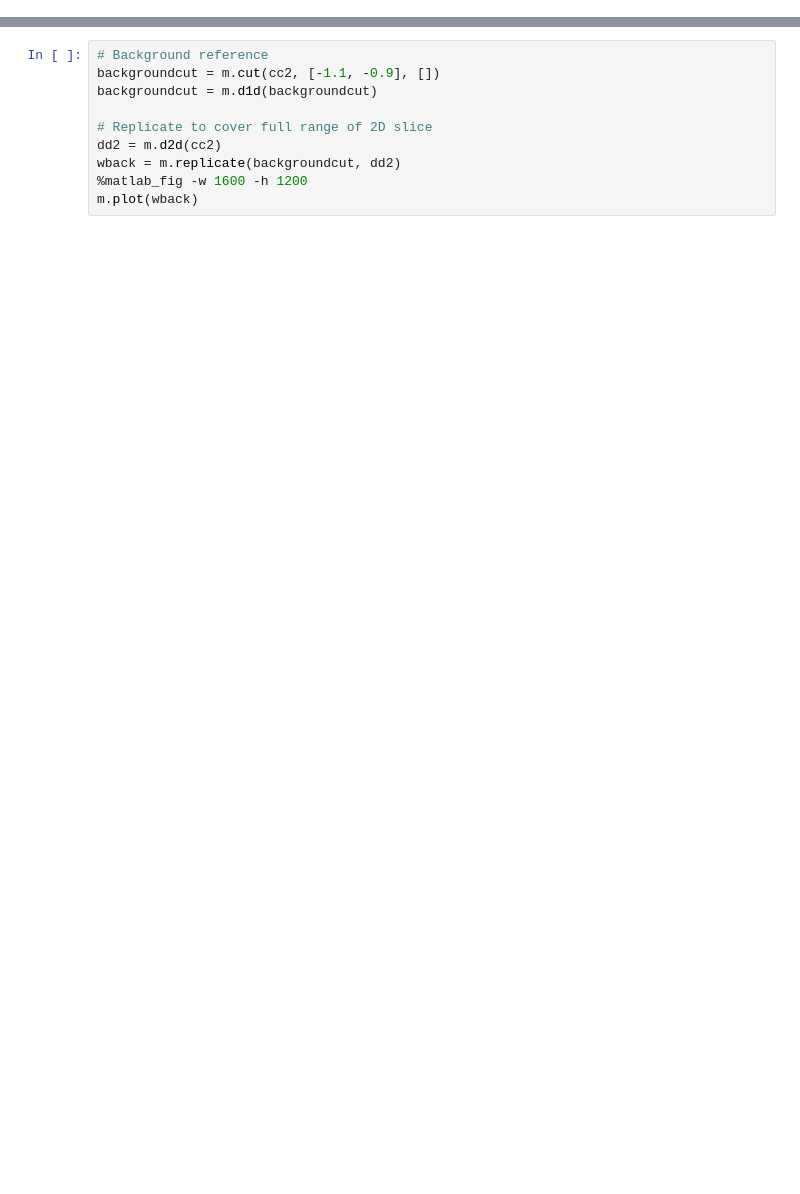
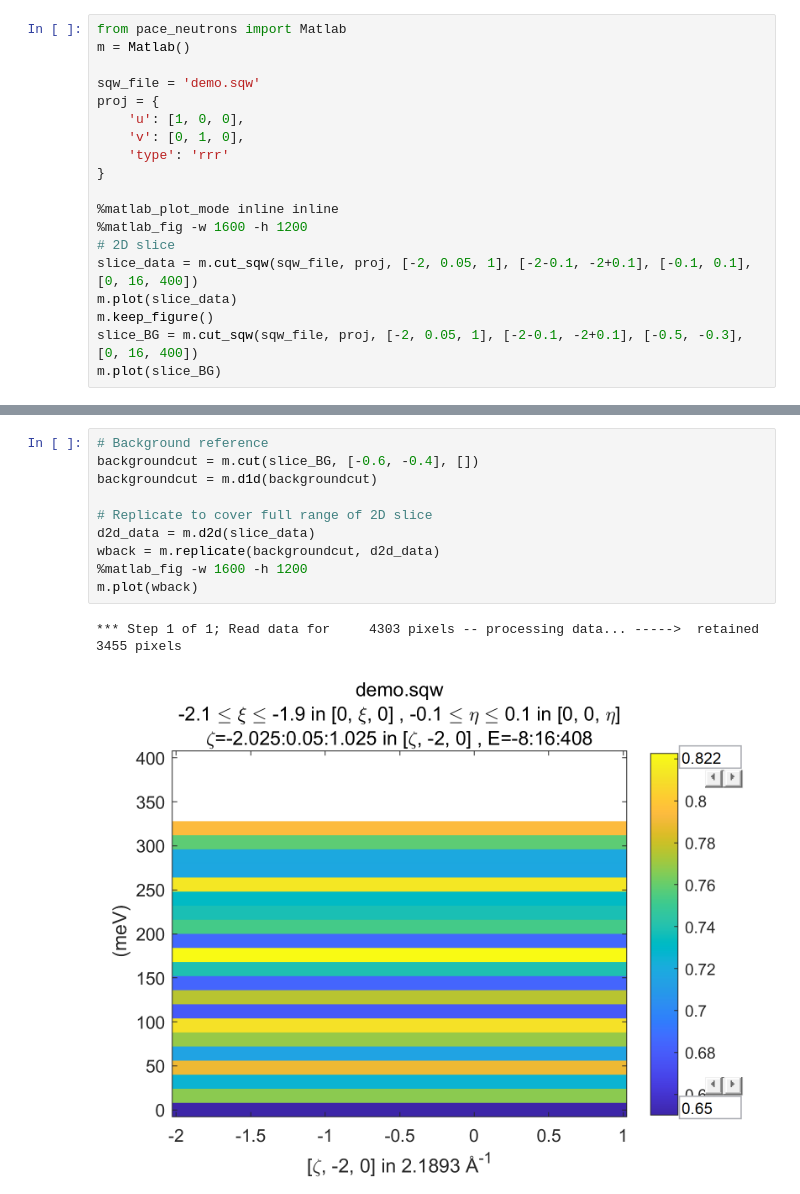
Before and after one commit to henrikjacobsenfys/pace_tutorial, a Jupyter notebook: tutorial_3_data_manipulation.ipynb, the cells around one changed output, grey strips where cells are left out. Saved outputs shown, nothing was run; the diff lists cells and outputs as text; blank space fills up the shorter version.

```diff
--- a/tutorial_3_data_manipulation.ipynb
+++ b/tutorial_3_data_manipulation.ipynb
@@ -24,0 +13,19 @@ m.plot(cc2)
+# %%
+from pace_neutrons import Matlab
+m = Matlab()
+
+sqw_file = 'demo.sqw'
+proj = {
+    'u': [1, 0, 0],
+    'v': [0, 1, 0],
+    'type': 'rrr'
+}
+
+%matlab_plot_mode inline inline
+%matlab_fig -w 1600 -h 1200
+# 2D slice
+slice_data = m.cut_sqw(sqw_file, proj, [-2, 0.05, 1], [-2-0.1, -2+0.1], [-0.1, 0.1], [0, 16, 400])
+m.plot(slice_data)
+m.keep_figure()
+slice_BG = m.cut_sqw(sqw_file, proj, [-2, 0.05, 1], [-2-0.1, -2+0.1], [-0.5, -0.3], [0, 16, 400])
+m.plot(slice_BG)
@@ -31,11 +59,14 @@ To subtract background, we make a 1d cut of our data set in a region with no sig
-# %%
-# Background reference
-backgroundcut = m.cut(cc2, [-1.1, -0.9], [])
-backgroundcut = m.d1d(backgroundcut)
-
-# Replicate to cover full range of 2D slice
-dd2 = m.d2d(cc2)
-wback = m.replicate(backgroundcut, dd2)
-%matlab_fig -w 1600 -h 1200
-m.plot(wback)
+# %%
+# Background reference
+backgroundcut = m.cut(slice_BG, [-0.6, -0.4], [])
+backgroundcut = m.d1d(backgroundcut)
+
+# Replicate to cover full range of 2D slice
+d2d_data = m.d2d(slice_data)
+wback = m.replicate(backgroundcut, d2d_data)
+%matlab_fig -w 1600 -h 1200
+m.plot(wback)
+# %% [output]
+*** Step 1 of 1; Read data for     4303 pixels -- processing data... ----->  retained      3455 pixels
+[figure, added]
 # %%
```
Also changed, not shown: parts of 8 cells of this notebook, 1 other file.
